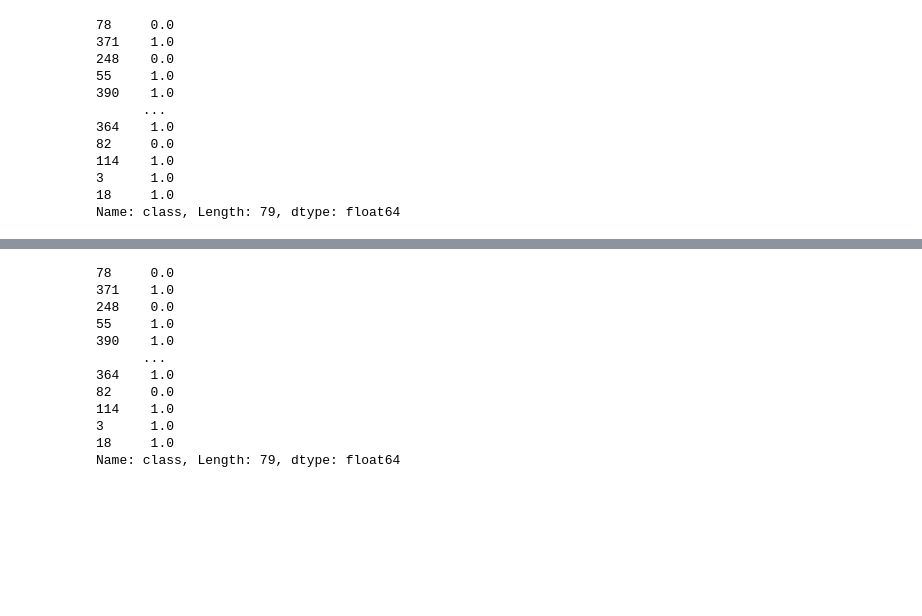
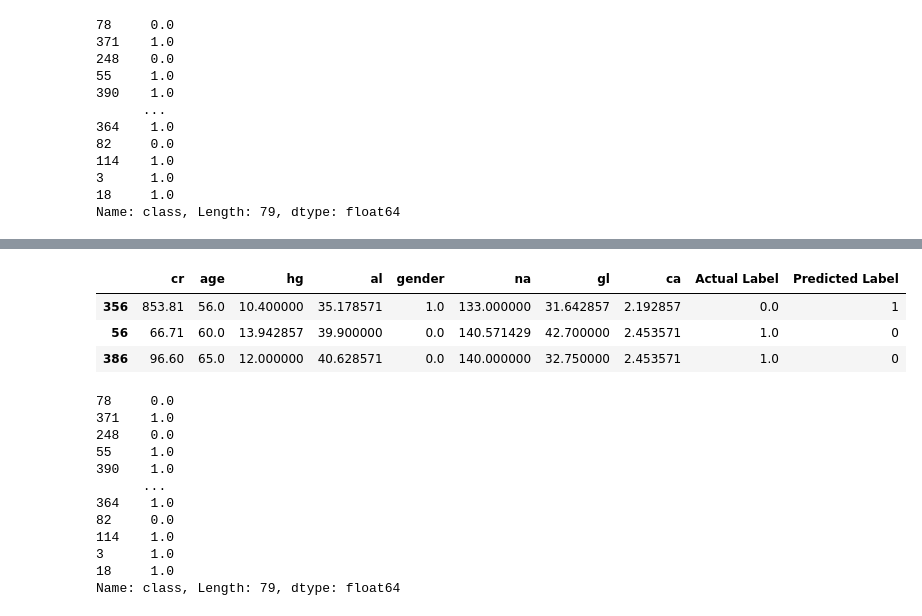
Before and after one commit to ItzGhost33/Final_demo_research, a Jupyter notebook: tst/Demo.ipynb, the cells around one changed output, grey strips where cells are left out. Cells and saved outputs as stored; diff of their text form; code cells hidden in the pictures; blank space fills up the shorter version.

```diff
--- a/tst/Demo.ipynb
+++ b/tst/Demo.ipynb
@@ -183,3 +183,19 @@ array([1, 1, 0, 0, 0, 0, 1, 0, 0, 1, 1, 0, 0, 1, 0, 1, 1, 0, 0, 0, 1, 0,
+# %%
+incorrect_predictions = X_test[y_pred != y_test]
+incorrect_labels = y_test[y_pred != y_test]
+predicted_labels = y_pred[y_pred != y_test]
+
+# Combine X_test with the actual and predicted labels for better clarity
+incorrect_data = incorrect_predictions.copy()
+incorrect_data['Actual Label'] = incorrect_labels
+incorrect_data['Predicted Label'] = predicted_labels
+
+incorrect_data
+# %% [output]
+|  | cr | age | hg | al | gender | na | gl | ca | Actual Label | Predicted Label |
+| 356 | 853.81 | 56.0 | 10.400000 | 35.178571 | 1.0 | 133.000000 | 31.642857 | 2.192857 | 0.0 | 1 |
+| 56 | 66.71 | 60.0 | 13.942857 | 39.900000 | 0.0 | 140.571429 | 42.700000 | 2.453571 | 1.0 | 0 |
+| 386 | 96.60 | 65.0 | 12.000000 | 40.628571 | 0.0 | 140.000000 | 32.750000 | 2.453571 | 1.0 | 0 |
 # %%
 # x_ = np.array([716.230,60.0, 84.0,38.800000,	1.0,121.0,31.042857,2.100000,77.000000,4.5])
 # x_ = x_.reshape(1, -1)
```
Also changed, not shown: parts of 5 cells of this notebook, 1 other file.
